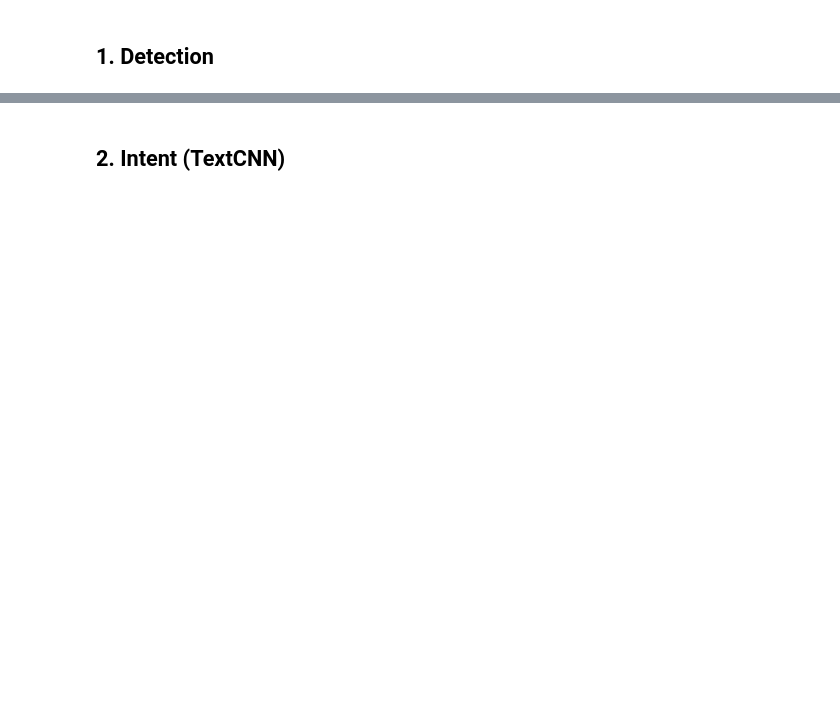
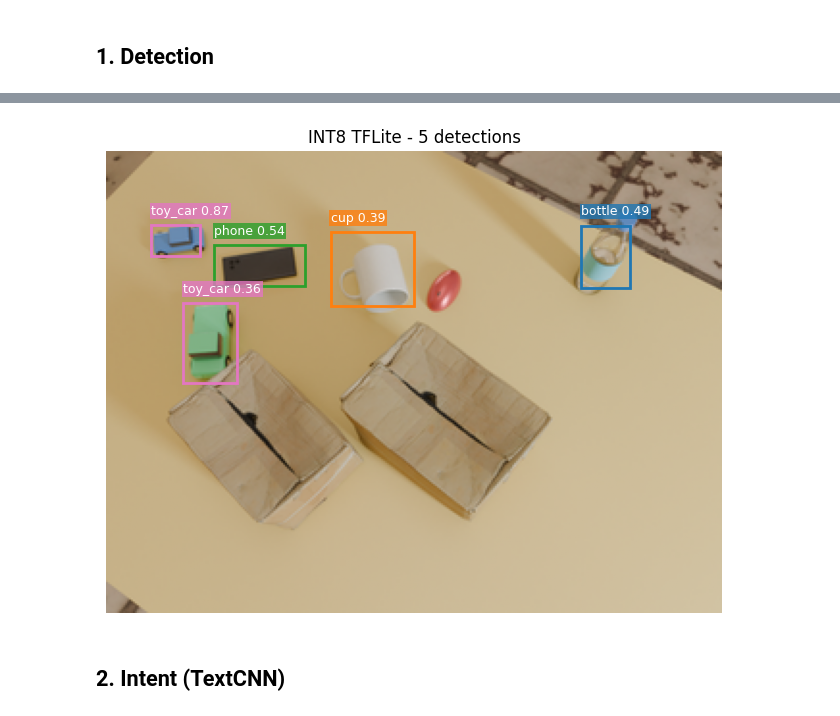
Before and after one commit to clbpioneer/edge-ai-challenge-2026-baseline, a Jupyter notebook: baseline.ipynb, the cells around one changed output, grey strips where cells are left out. Saved outputs shown, nothing was run; the diff lists cells and outputs as text; code cells hidden in the pictures; blank space fills up the shorter version.

```diff
--- a/baseline.ipynb
+++ b/baseline.ipynb
@@ -238,3 +358,29 @@ for box, score, label in zip(b, s, c):
+# %%
+import matplotlib.pyplot as plt
+import matplotlib.patches as patches
+
+H, W = im.shape[:2]
+fig, ax = plt.subplots(figsize=(8, 6))
+ax.imshow(im)  # im đã là RGB, giá trị 0..1
+
+cmap = plt.get_cmap("tab10")
+for box, score, label in zip(b, s, c):
+    x1, y1, x2, y2 = box.tolist()
+    # box đang ở dạng chuẩn hóa 0..1 -> đổi sang pixel
+    x1, x2 = x1 * W, x2 * W
+    y1, y2 = y1 * H, y2 * H
+    color = cmap(int(label) % 10)
+    ax.add_patch(patches.Rectangle((x1, y1), x2 - x1, y2 - y1,
+                                   linewidth=2, edgecolor=color, facecolor="none"))
+    ax.text(x1, max(y1 - 4, 0), f"{classes[label]} {score:.2f}",
+            color="white", fontsize=9, va="bottom",
+            bbox=dict(facecolor=color, alpha=0.8, pad=1, edgecolor="none"))
+
+ax.set_title(f"INT8 TFLite - {len(b)} detections")
+ax.axis("off")
+plt.show()
+# %% [output]
+[figure, added]
 # %% [markdown]
 ## 2. Intent (TextCNN)
 # %%
```
Also changed, not shown: parts of 20 cells of this notebook, 7 other files.
